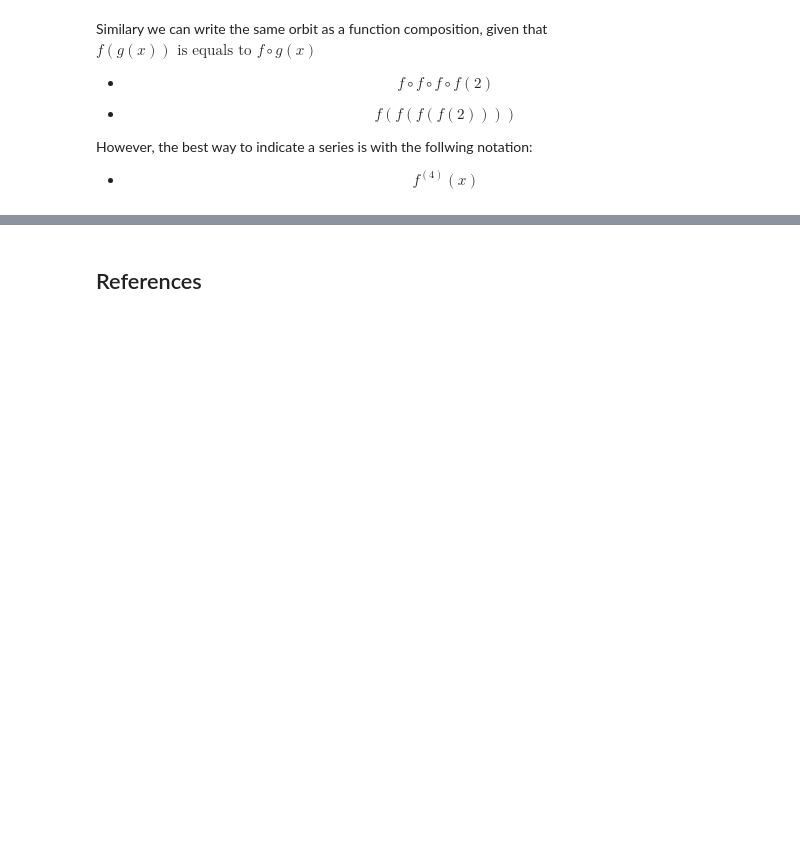
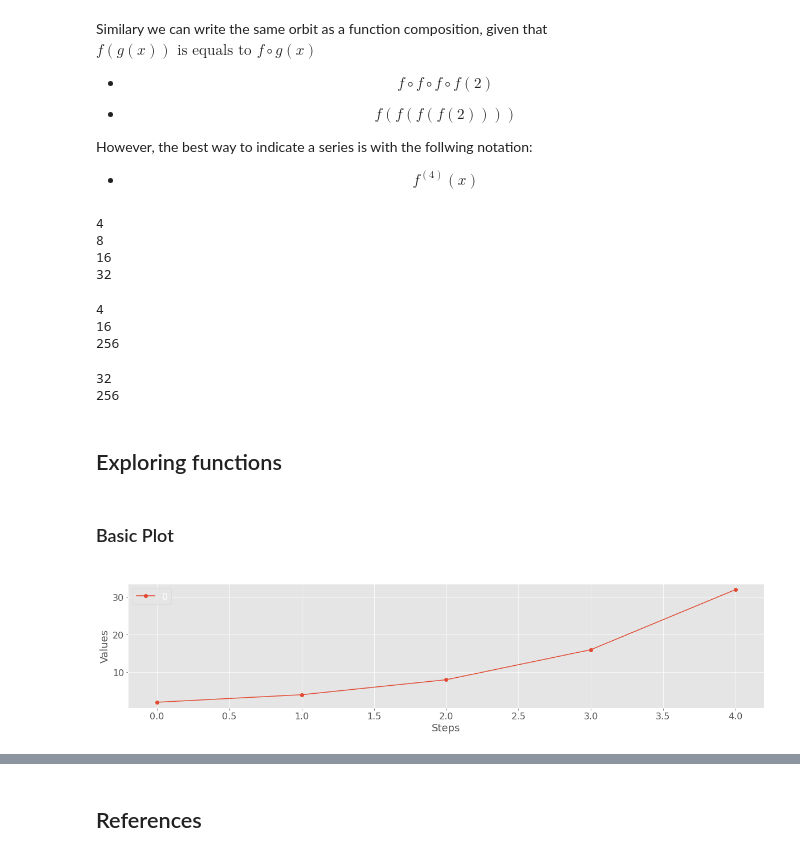
Before and after one commit to rocabrera/caos-fractals, a Jupyter notebook: caos_introduction.ipynb, the cells around one changed output, grey strips where cells are left out. Drawn from its saved outputs; the diff is of its cells as text; code cells hidden in the pictures; blank space fills up the shorter version.

```diff
--- a/caos_introduction.ipynb
+++ b/caos_introduction.ipynb
@@ -96,3 +101,45 @@ Similary we can write the same orbit as a function composition, given that $f(g(
 However, the best way to indicate a series is with the follwing notation:
 
 - $$ f^{(4)}(x)$$
+# %%
+def mult2(x):
+    return x*2
+
+print(mult2(2))
+print(mult2(4))
+print(mult2(8))
+# We can compute this orbit
+print(mult2(mult2(mult2(mult2(2)))))
+# %% [output]
+4
+8
+16
+32
+# %%
+def square(x):
+    return x**2
+
+print(square(2))
+print(square(4))
+print(square(square(square(2))))
+# %% [output]
+4
+16
+256
+# %%
+# signature: func, initial_value, steps
+print(last_value_orbit(mult2, 2, 4))
+print(last_value_orbit(square, 2, 3))
+# %% [output]
+32
+256
+# %% [markdown]
+## Exploring functions
+# %% [markdown]
+### Basic Plot
+# %%
+y = generate_orbit(mult2, 2, 4, [])
+fig = plt.figure(figsize = (20,4))
+_=plot.plot_orbit(y, "Orbit mult2", "Steps", "Values")
+# %% [output]
+[figure, added]
```
Also changed, not shown: parts of 14 cells of this notebook, 2 other files.
